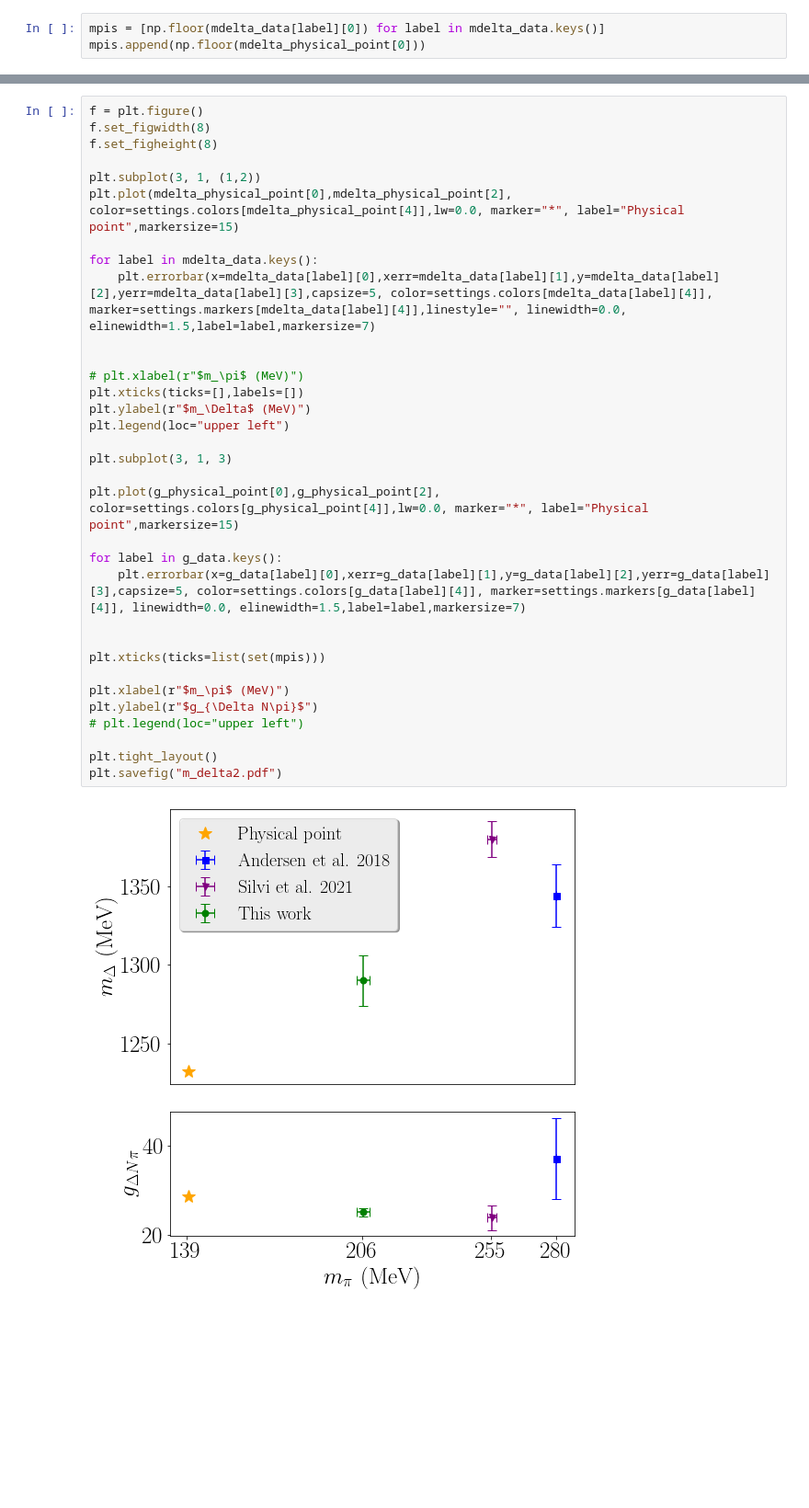
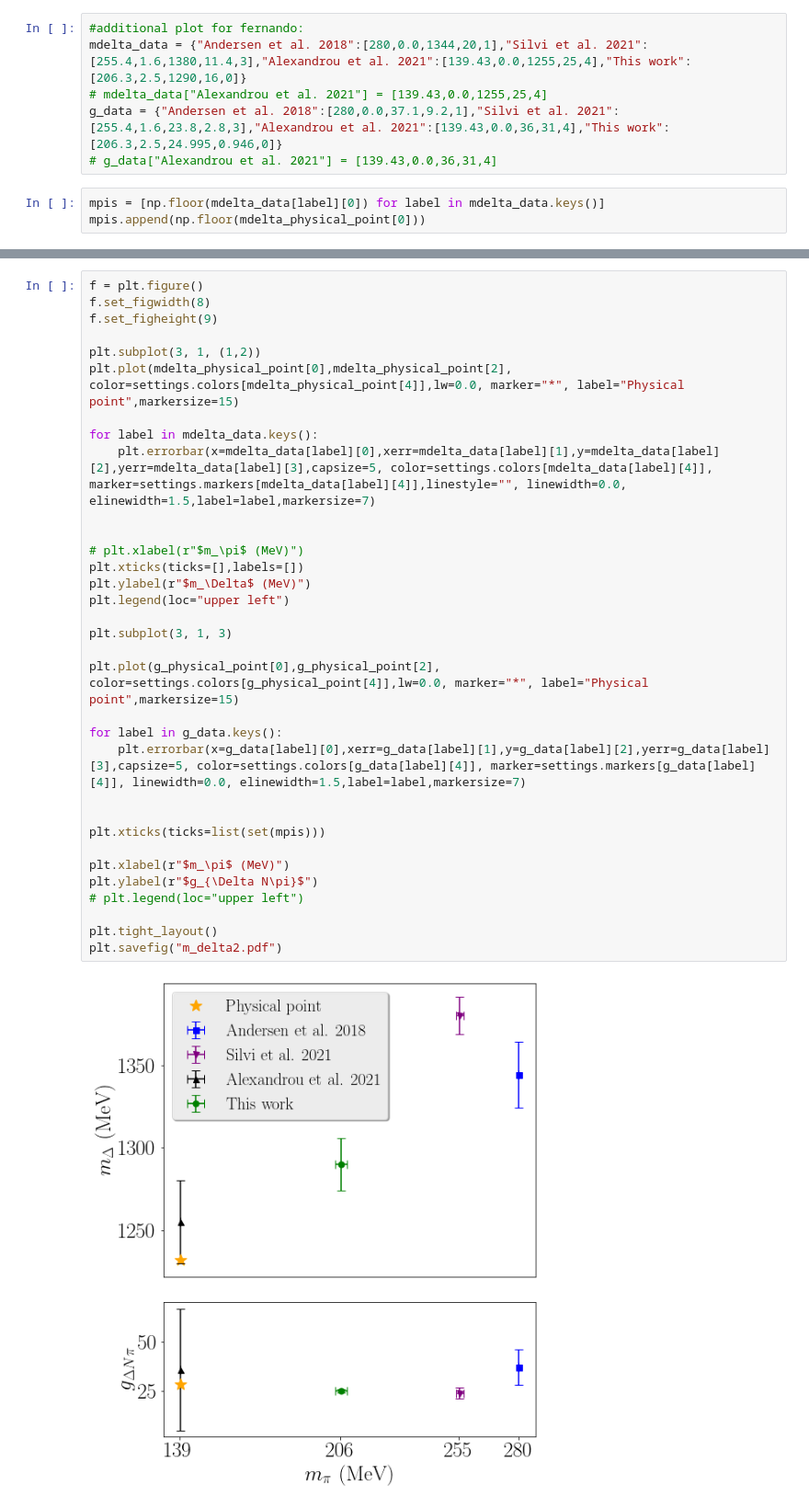
Before and after one commit to xinucode/sigmond_python_plots, a Jupyter notebook: m_delta/m_delta_plot.ipynb, the cells around one changed output, grey strips where cells are left out. Shown at 92% size. Cells and saved outputs as stored; diff of their text form; blank space fills up the shorter version.

```diff
--- a/m_delta/m_delta_plot.ipynb
+++ b/m_delta/m_delta_plot.ipynb
@@ -29,3 +23,9 @@ g_data = {"Andersen et al. 2018":[280,0.0,37.1,9.2,1],"Silvi et al. 2021":[255.4
+# %%
+#additional plot for fernando:
+mdelta_data = {"Andersen et al. 2018":[280,0.0,1344,20,1],"Silvi et al. 2021":[255.4,1.6,1380,11.4,3],"Alexandrou et al. 2021":[139.43,0.0,1255,25,4],"This work":[206.3,2.5,1290,16,0]}
+# mdelta_data["Alexandrou et al. 2021"] = [139.43,0.0,1255,25,4]
+g_data = {"Andersen et al. 2018":[280,0.0,37.1,9.2,1],"Silvi et al. 2021":[255.4,1.6,23.8,2.8,3],"Alexandrou et al. 2021":[139.43,0.0,36,31,4],"This work":[206.3,2.5,24.995,0.946,0]}
+# g_data["Alexandrou et al. 2021"] = [139.43,0.0,36,31,4]
 # %%
 mpis = [np.floor(mdelta_data[label][0]) for label in mdelta_data.keys()]
 mpis.append(np.floor(mdelta_physical_point[0]))
@@ -64,35 +64,35 @@ plt.savefig("m_delta.pdf")
 # %%
 f = plt.figure()
 f.set_figwidth(8)
-f.set_figheight(8)
+f.set_figheight(9)
 
 plt.subplot(3, 1, (1,2))
 plt.plot(mdelta_physical_point[0],mdelta_physical_point[2], color=settings.colors[mdelta_physical_point[4]],lw=0.0, marker="*", label="Physical point",markersize=15)
 
 for label in mdelta_data.keys():
     plt.errorbar(x=mdelta_data[label][0],xerr=mdelta_data[label][1],y=mdelta_data[label][2],yerr=mdelta_data[label][3],capsize=5, color=settings.colors[mdelta_data[label][4]], marker=settings.markers[mdelta_data[label][4]],linestyle="", linewidth=0.0, elinewidth=1.5,label=label,markersize=7)
 
 
 # plt.xlabel(r"$m_\pi$ (MeV)")
 plt.xticks(ticks=[],labels=[])
 plt.ylabel(r"$m_\Delta$ (MeV)")
 plt.legend(loc="upper left")
 
 plt.subplot(3, 1, 3)
 
 plt.plot(g_physical_point[0],g_physical_point[2], color=settings.colors[g_physical_point[4]],lw=0.0, marker="*", label="Physical point",markersize=15)
 
 for label in g_data.keys():
     plt.errorbar(x=g_data[label][0],xerr=g_data[label][1],y=g_data[label][2],yerr=g_data[label][3],capsize=5, color=settings.colors[g_data[label][4]], marker=settings.markers[g_data[label][4]], linewidth=0.0, elinewidth=1.5,label=label,markersize=7)
 
 
 plt.xticks(ticks=list(set(mpis)))
 
 plt.xlabel(r"$m_\pi$ (MeV)")
 plt.ylabel(r"$g_{\Delta N\pi}$")
 # plt.legend(loc="upper left")
 
 plt.tight_layout()
 plt.savefig("m_delta2.pdf")
 # %% [output]
-[figure, old version]
+[figure, new version]
```
Also changed, not shown: parts of 2 cells of this notebook.
